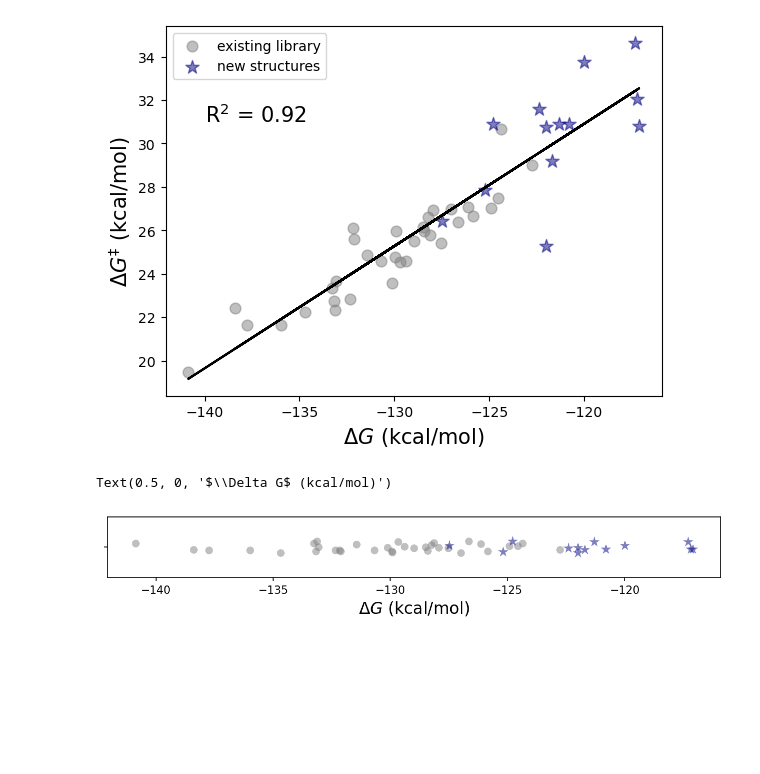
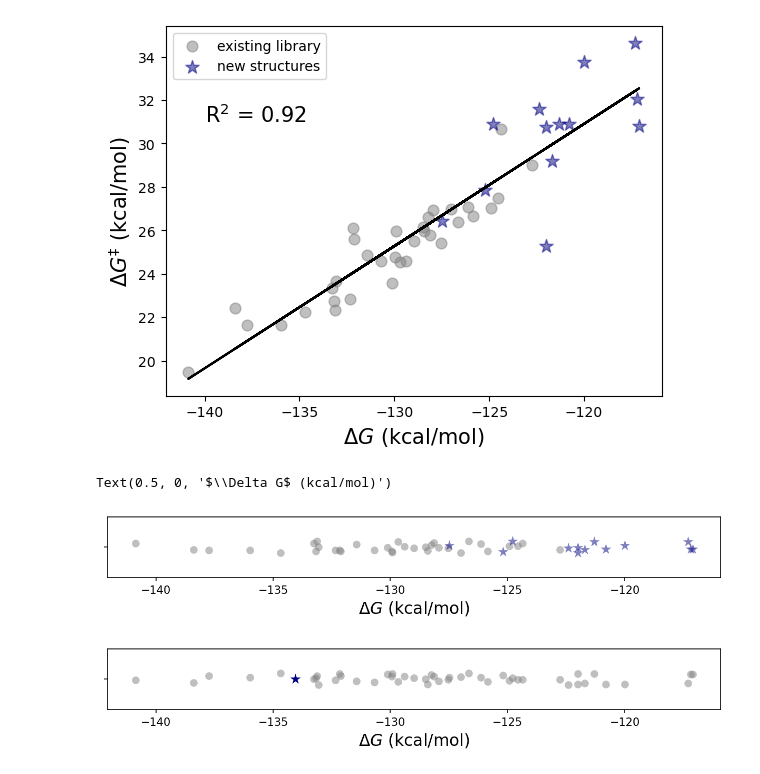
Before and after one commit to aplatt22/ncb_stability, a Jupyter notebook: Figure_Creation/kinetic_thermodynamic_correlation.ipynb, the cells around one changed output. Saved outputs shown, nothing was run; the diff lists cells and outputs as text; code cells hidden in the pictures; blank space fills up the shorter version.

Commit message:
added script for dG with NMNH- figure

```diff
--- a/Figure_Creation/kinetic_thermodynamic_correlation.ipynb
+++ b/Figure_Creation/kinetic_thermodynamic_correlation.ipynb
@@ -137,3 +137,20 @@ plt.xlabel(r'$\Delta G$ (kcal/mol)',fontsize=15)
 # %% [output]
 Text(0.5, 0, '$\\Delta G$ (kcal/mol)')
 [figure]
+# %%
+# stripplot showing stability of library BMCs vs NMNH 1-
+nmnh_stability = [-134.065375] #kcal/mol
+
+# strip plot colored by current library or new
+f = plt.figure(figsize=(10,1),dpi=150)
+sns.stripplot(x=large_set_corr_data['dG_C5'], color='#808080', size=7, alpha=0.5,
+              edgecolors='#808080',marker='o')
+sns.stripplot(x=new_corr['dG_C5'], color='#808080',size=7, alpha=0.5,
+              edgecolors='#000080', marker='o')
+sns.stripplot(x=nmnh_stability, color='#000080', size=10, alpha=1,
+              edgecolor='#000080', marker='*')
+plt.xlabel(r'$\Delta G$ (kcal/mol)',fontsize=15)
+
+# plt.savefig('dG_comparison_library_vs_nmnh1-.svg',dpi=400)
+# %% [output]
+[figure, added]
```
